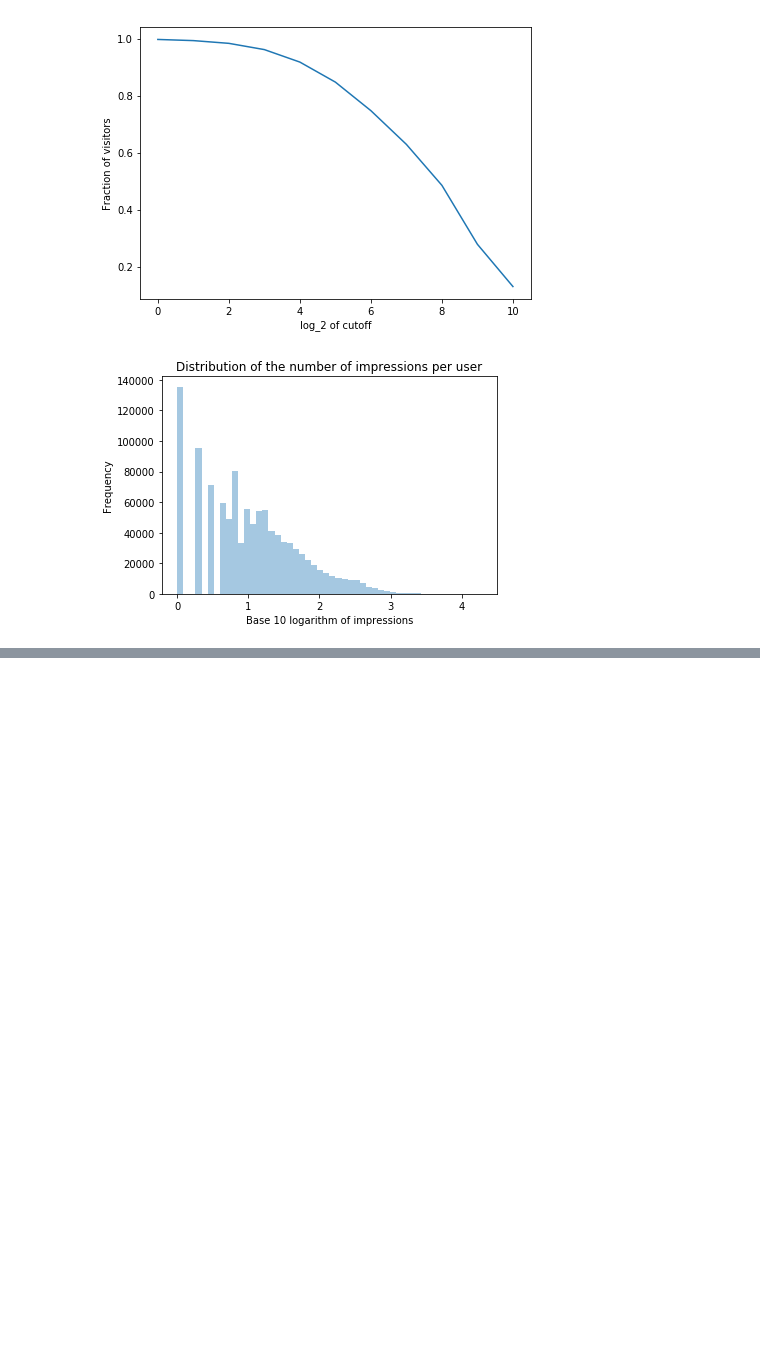
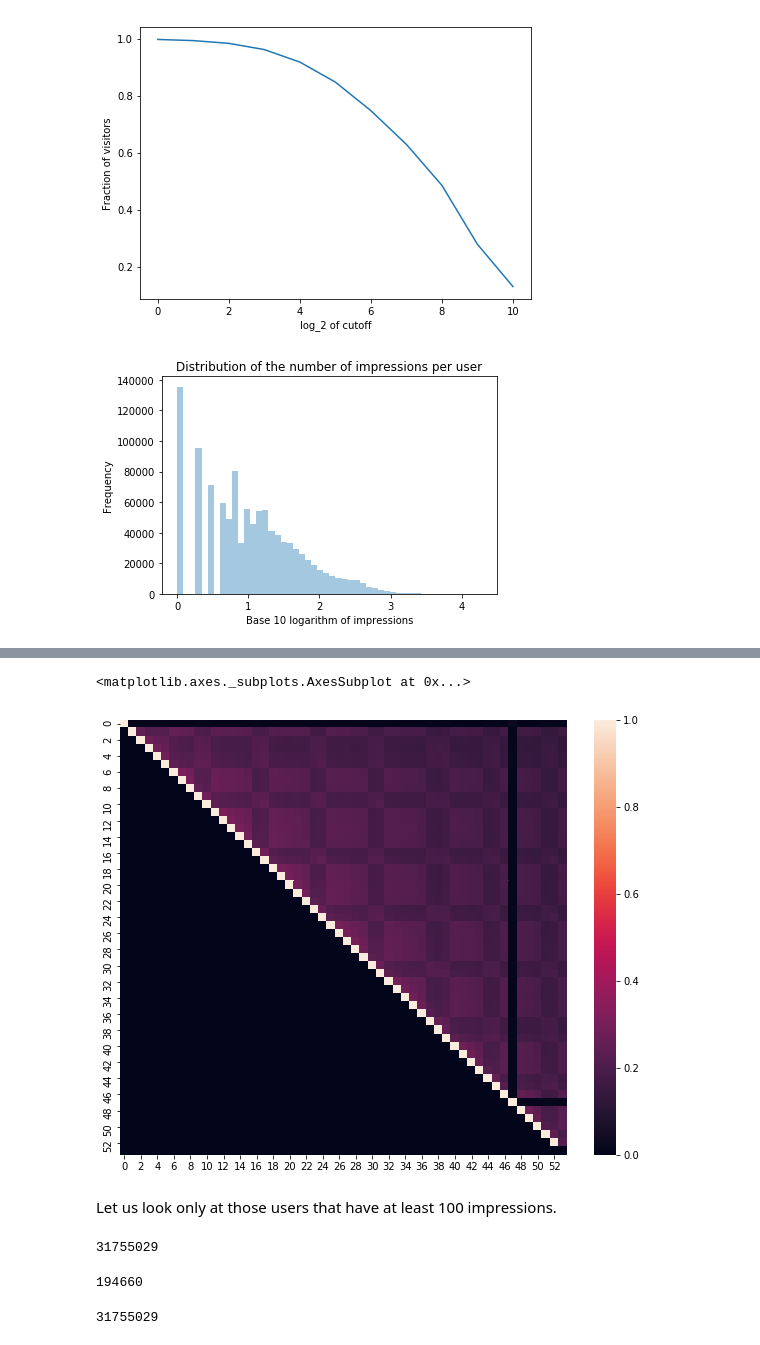
Before and after one commit to arminosaurus-rex/IDAO_Qualification_2018, a Jupyter notebook: notebooks/02_ak_next_day_predictions.ipynb, the cells around one changed output, grey strips where cells are left out. Saved outputs shown, nothing was run; the diff lists cells and outputs as text; code cells hidden in the pictures; blank space fills up the shorter version.

```diff
--- a/notebooks/02_ak_next_day_predictions.ipynb
+++ b/notebooks/02_ak_next_day_predictions.ipynb
@@ -113,0 +116,13 @@ plt.savefig('Logplot_Distribution_impressions.jpg')
+# %%
+%%time
+future_date_jaccard_metric = np.zeros((54, 54))
+for d1 in range(1, 54):
+    u1 = df_train[df_train['date'] == d1]['user_id'].unique()
+    for d2 in range(d1, 55):
+        u2 = df_train[df_train['date'] == d2]['user_id'].unique()
+
+        s1 = u1.size
+        s2 = u2.size
+        s_cb = np.intersect1d(u1, u2).size
+
+        future_date_jaccard_metric[d1-1, d2-1] = s_cb / (s1 + s2 - s_cb)
@@ -113,0 +132,8 @@ plt.savefig('Logplot_Distribution_impressions.jpg')
+# %%
+plt.figure(figsize=(10, 8))
+sns.heatmap(future_date_jaccard_metric)
+# %% [output]
+<matplotlib.axes._subplots.AxesSubplot at 0x...>
+[figure, added]
+# %% [markdown]
+Let us look only at those users that have at least 100 impressions.
@@ -113,0 +149,12 @@ plt.savefig('Logplot_Distribution_impressions.jpg')
+# %%
+frequent_users.shape[0]
+# %% [output]
+31755029
+# %%
+at_least_100_impressions_users.size
+# %% [output]
+194660
+# %%
+grouped_user[grouped_user['count'] >= 100]['count'].sum()
+# %% [output]
+31755029
```
Also changed, not shown: parts of 23 cells of this notebook.
